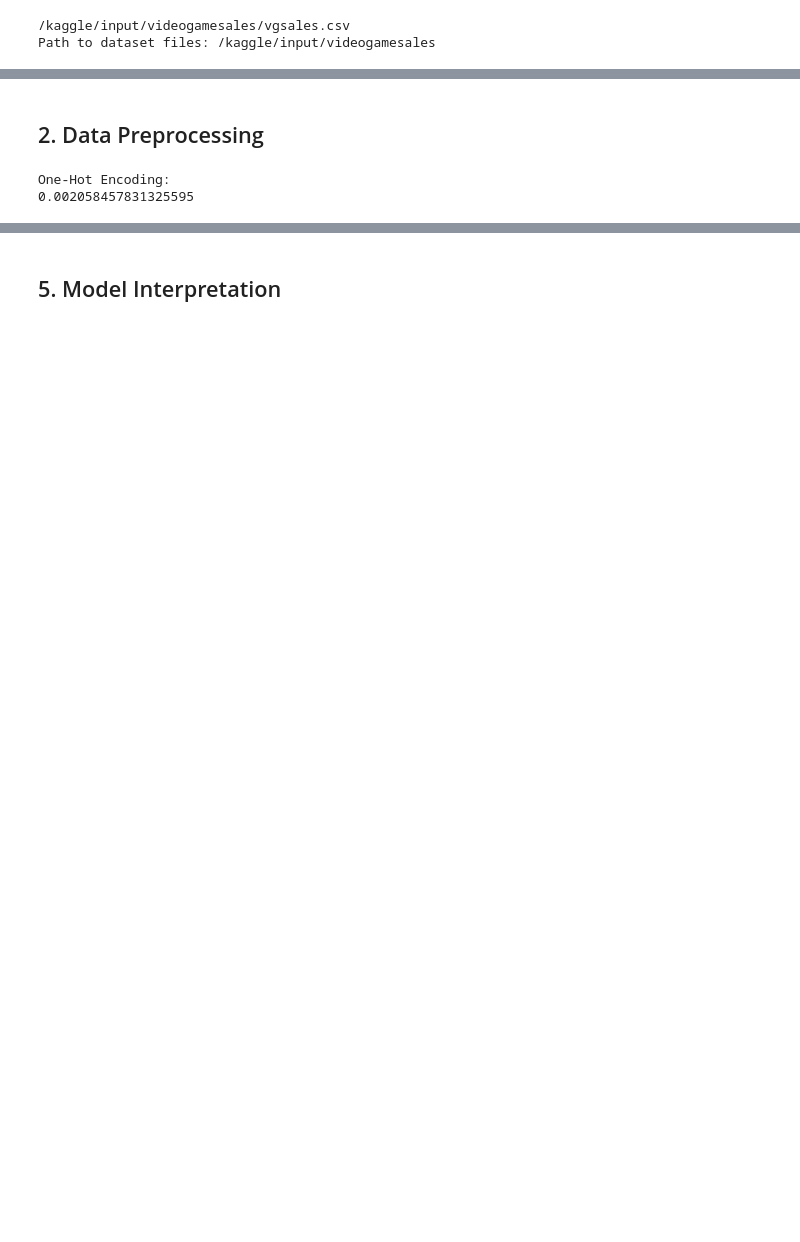
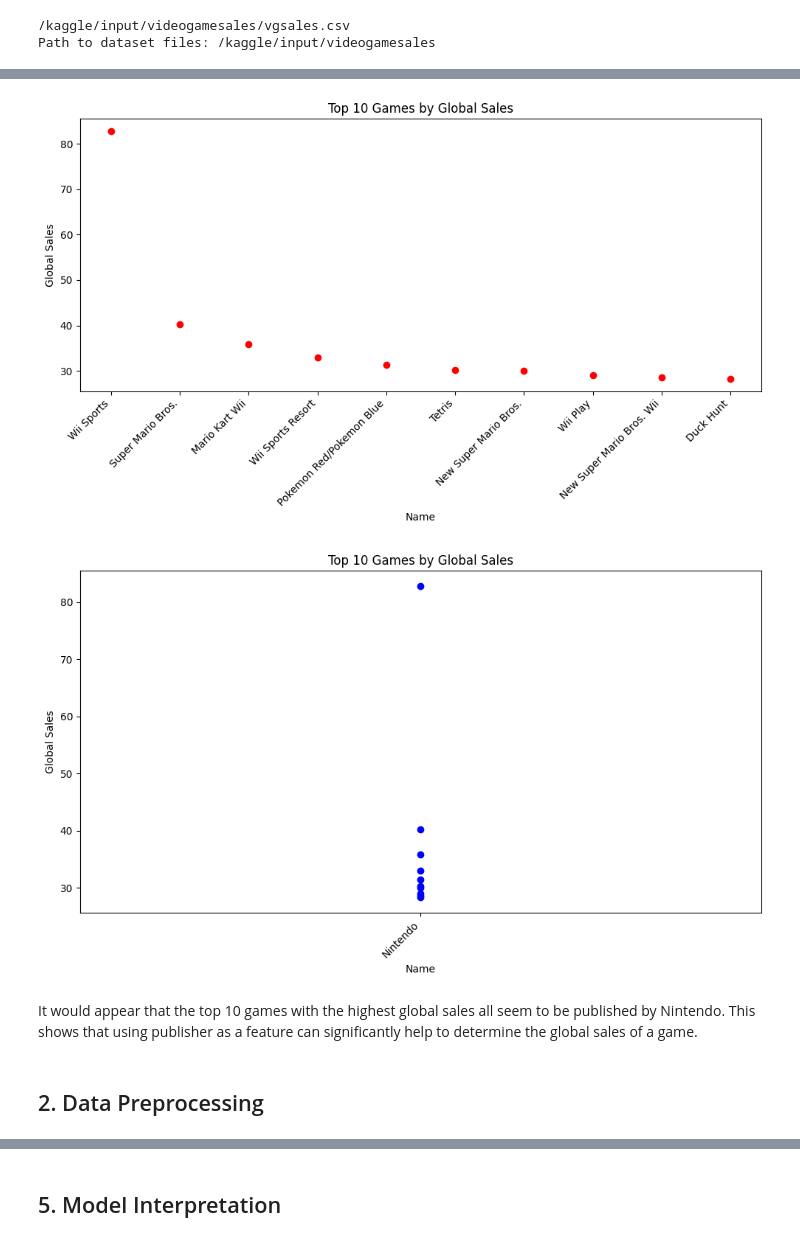
Before and after one commit to Saxon-account/vhs-intro-ai, a Jupyter notebook: semester-project.ipynb, the cells around one changed output, grey strips where cells are left out. Cells and saved outputs as stored; diff of their text form; code cells hidden in the pictures; blank space fills up the shorter version.

```diff
--- a/semester-project.ipynb
+++ b/semester-project.ipynb
@@ -52,2 +83,27 @@ X_train, X_valid, y_train, y_valid = train_test_split(X, y, random_state=1)
+# %%
+limited_data = video_game_data.nlargest(10, 'Global_Sales')
+plt.figure(figsize=(10, 6))
+plt.scatter(limited_data['Name'], limited_data['Global_Sales'], color='red')
+plt.xlabel("Name")
+plt.ylabel("Global Sales")
+plt.title("Top 10 Games by Global Sales")
+plt.xticks(rotation=45, ha='right')
+plt.tight_layout()
+plt.show()
+
+limited_data = video_game_data.nlargest(10, 'Global_Sales')
+plt.figure(figsize=(10, 6))
+plt.scatter(limited_data['Publisher'], limited_data['Global_Sales'], color='blue')
+plt.xlabel("Name")
+plt.ylabel("Global Sales")
+plt.title("Top 10 Games by Global Sales")
+plt.xticks(rotation=45, ha='right')
+plt.tight_layout()
+plt.show()
+# %% [output]
+[figure, added]
+[figure, added]
+# %% [markdown]
+It would appear that the top 10 games with the highest global sales all seem to be published by Nintendo. This shows that using publisher as a feature can significantly help to determine the global sales of a game.
 # %% [markdown]
 ## 2. Data Preprocessing
@@ -72,32 +109,0 @@ X_valid = X_valid.drop(cols_with_missing, axis=1)
-# %%
-# Apply OneHotEncoder for categorical features
-from sklearn.preprocessing import OneHotEncoder
-
-object_cols = [col for col in X_train.columns if X_train[col].dtype == 'object']
-
-# Apply one-hot encoder to each column with categorical data
-OH_encoder = OneHotEncoder(handle_unknown='ignore', sparse_output=False)
-OH_cols_train = pd.DataFrame(OH_encoder.fit_transform(X_train[object_cols]))
-OH_cols_valid = pd.DataFrame(OH_encoder.transform(X_valid[object_cols]))
-
-# One-hot encoding removed index; put it back
-OH_cols_train.index = X_train.index
-OH_cols_valid.index = X_valid.index
-
-# Remove categorical columns (will replace with one-hot encoding)
-num_X_train = X_train.drop(object_cols, axis=1)
-num_X_valid = X_valid.drop(object_cols, axis=1)
-
-# Add one-hot encoded columns to numerical features
-X_train = pd.concat([num_X_train, OH_cols_train], axis=1)
-X_valid = pd.concat([num_X_valid, OH_cols_valid], axis=1)
-
-# Ensure all columns have string type
-X_train.columns = X_train.columns.astype(str)
-X_valid.columns = X_valid.columns.astype(str)
-
-print("One-Hot Encoding:")
-print(score_dataset(X_train, X_valid, y_train, y_valid))
-# %% [output]
-One-Hot Encoding:
-0.002058457831325595
```
Also changed, not shown: parts of 53 cells of this notebook.
